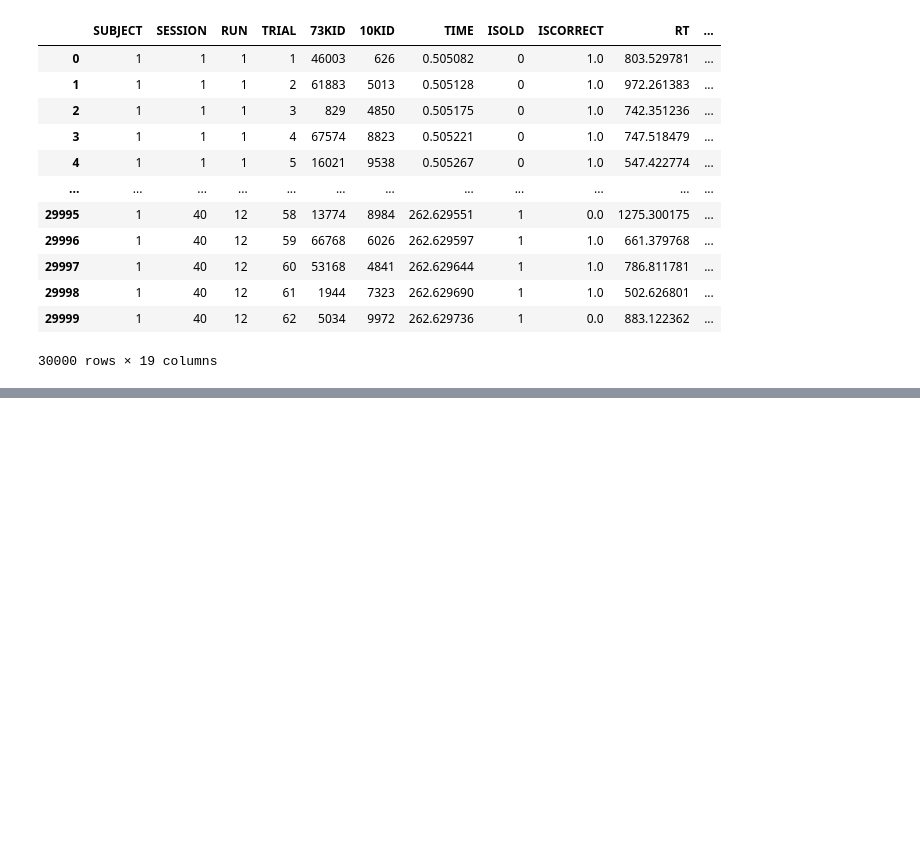
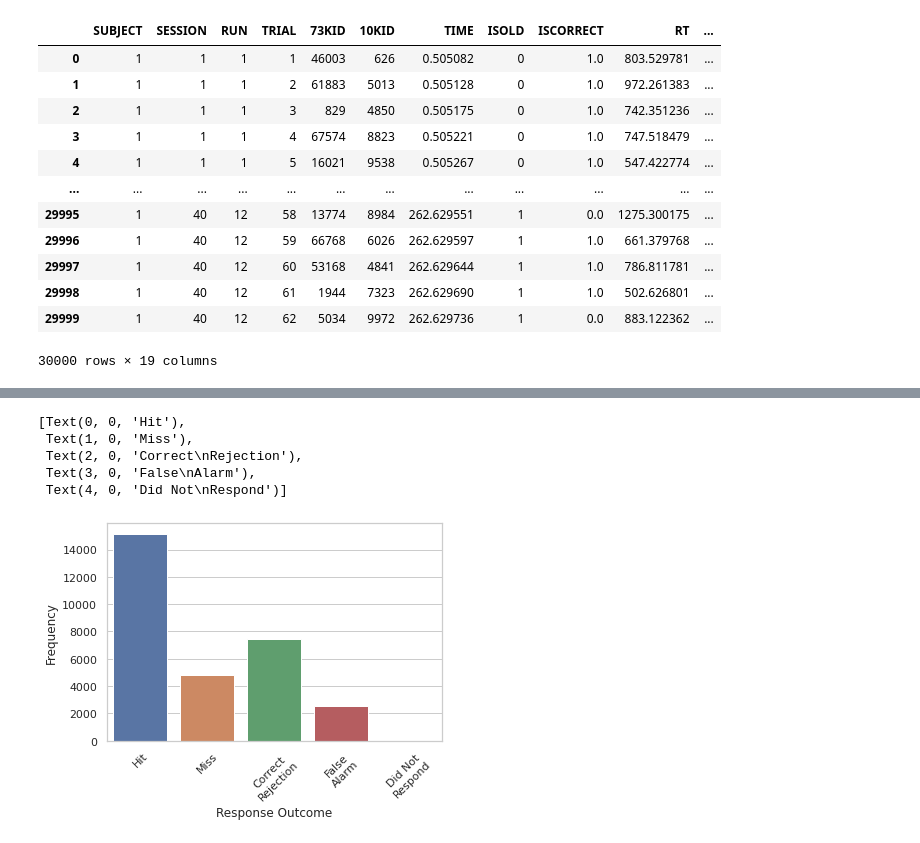
Before and after one commit to mjstarrett/nsdMemConn, a Jupyter notebook: scripts_notebooks/behav_mike-messingAround.ipynb, the cells around one changed output, grey strips where cells are left out. Cells and saved outputs as stored; diff of their text form; code cells hidden in the pictures; blank space fills up the shorter version.

```diff
--- a/scripts_notebooks/behav_mike-messingAround.ipynb
+++ b/scripts_notebooks/behav_mike-messingAround.ipynb
@@ -56,0 +58,20 @@ NameError: name 'nsdData' is not defined
+# %%
+############################
+# Visualizing the data
+############################
+
+nsdBehav_summary = nsdBehav.groupby("SigDetection").count()
+nsdBehav_summary = nsdBehav_summary.reset_index(level=0)
+# %%
+sns.set_theme(style = "whitegrid")
+ax = sns.barplot(x="SigDetection",y="SUBJECT",data = nsdBehav_summary)
+ax.set(xlabel = "Response Outcome", ylabel = "Frequency")
+ax.set_xticklabels(["Hit", "Miss", "Correct\nRejection", "False\nAlarm", "Did Not\nRespond"],
+                   rotation = 45)
+# %% [output]
+[Text(0, 0, 'Hit'),
+ Text(1, 0, 'Miss'),
+ Text(2, 0, 'Correct\nRejection'),
+ Text(3, 0, 'False\nAlarm'),
+ Text(4, 0, 'Did Not\nRespond')]
+[figure, added]
```
Also changed, not shown: parts of 8 cells of this notebook, 1 other file.
